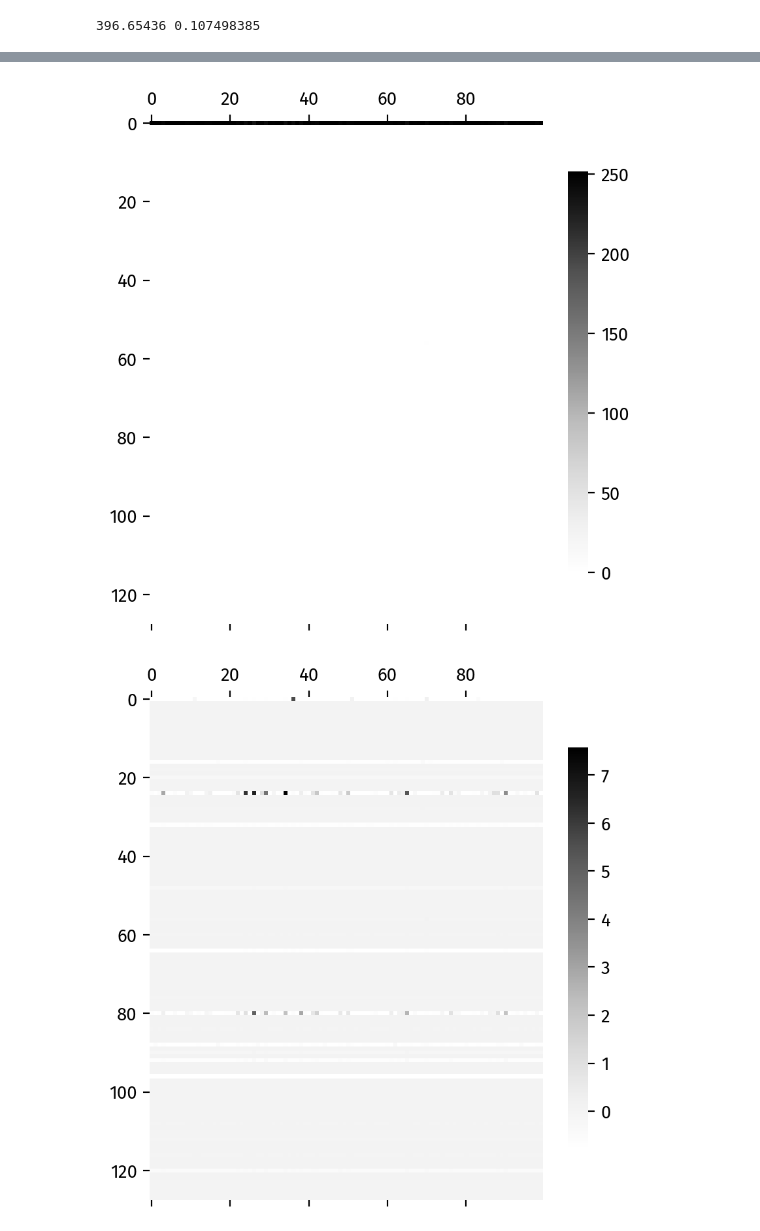
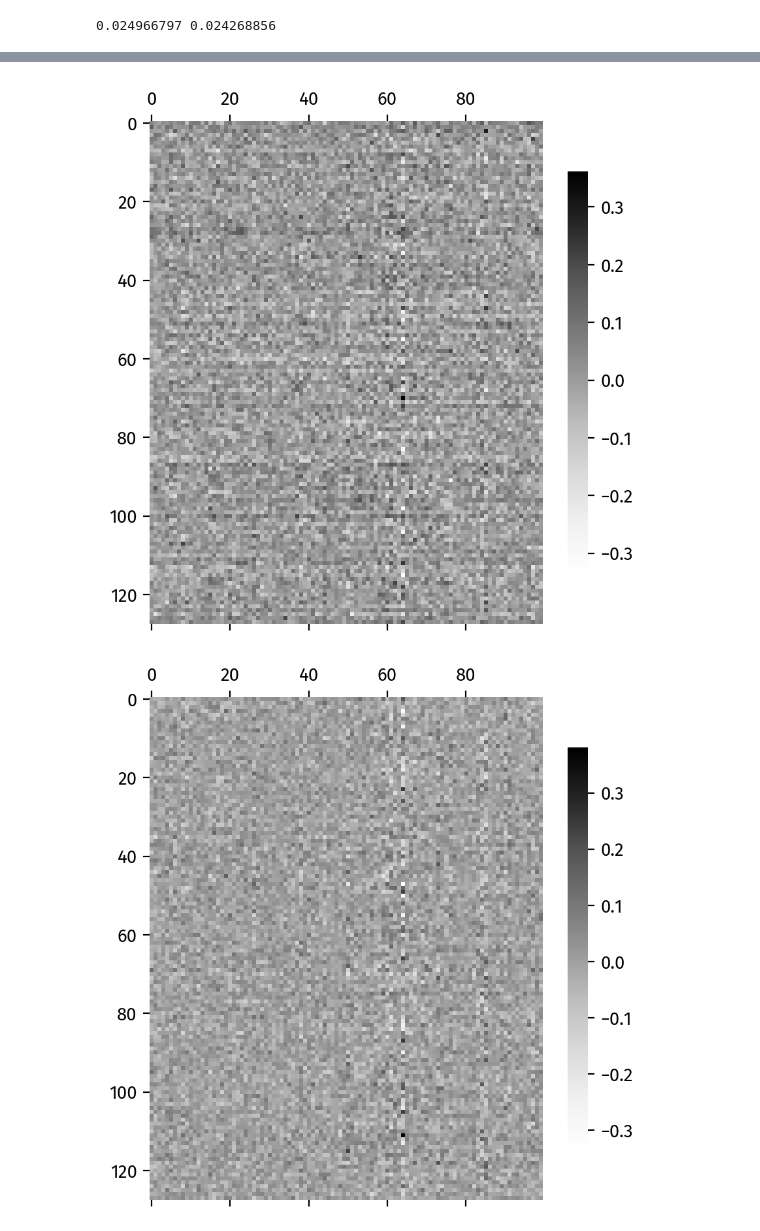
Before and after one commit to cwhy/picojam, a Jupyter notebook: jam/notebooks/PBmultidataVAE.ipynb, the cells around one changed output, grey strips where cells are left out. Saved outputs shown, nothing was run; the diff lists cells and outputs as text; code cells hidden in the pictures.

```diff
--- a/jam/notebooks/PBmultidataVAE.ipynb
+++ b/jam/notebooks/PBmultidataVAE.ipynb
@@ -18,7 +22,7 @@ d_in = d_x
 # d_out = d_y
 d_out = d_x
 d_vae_h = 128
-beta = 0.9
+beta = 0.2
 # %%
 
 import nn
@@ -81,8 +85,9 @@ opt = optax.masked(optax.rmsprop(lr), mask_fn)
 def get_noise(size, key):
     return init_utils.normal_init(key, sd=0.1, shape=[size, d_x])
 
-method = {"type": "zer0", "std": 0.001}
-# method = {"type": "normal", "std": 0.01}
+# method = {"type": "zer0", "std": 0.001}
+#method = {"type": "normal", "std": 0.01}
+method = {"type": "normal", "std": 0.1}
 # W = init_weights(next(key_gen), mglu_net_config(d_in, d_h_layer, d_out, d_h, n_layers, method))
 W = init_weights(next(key_gen), vae_config(d_in, d_h_layer, d_vae_h, d_h, n_layers, method))
 loss0 = test_loss_bm(W, X_test)
@@ -127,7 +132,7 @@ loss_b_dt = loss_dt >> mean
 def get_noise(size, key):
     return init_utils.normal_init(key, sd=0.1, shape=[size, d_vae_h])
 
-batch_size = 1024
+batch_size = 2048
 
 def sample():
     return X[random.sample(range(n_samples), batch_size), :]
@@ -166,4 +171,4 @@ for i in range(5000):
 
 print(loss_b_dt(W))
 # %% [output]
-396.65436 0.107498385
+0.024966797 0.024268856
@@ -172,2 +177,2 @@ print(loss_b_dt(W))
-[figure, old version]
+[figure, new version]
-[figure, old version]
+[figure, new version]
```
Also changed, not shown: parts of 3 cells of this notebook.
